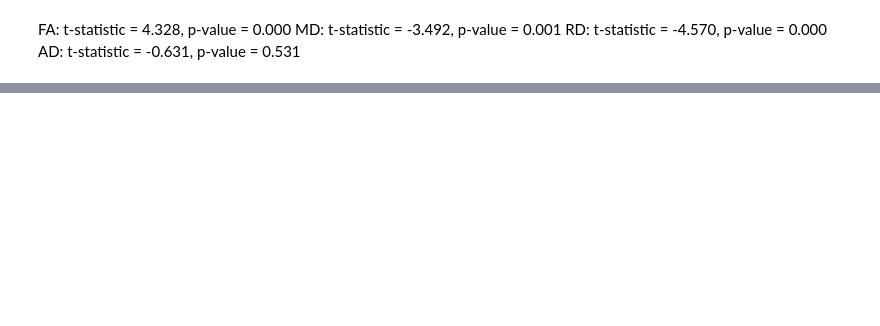
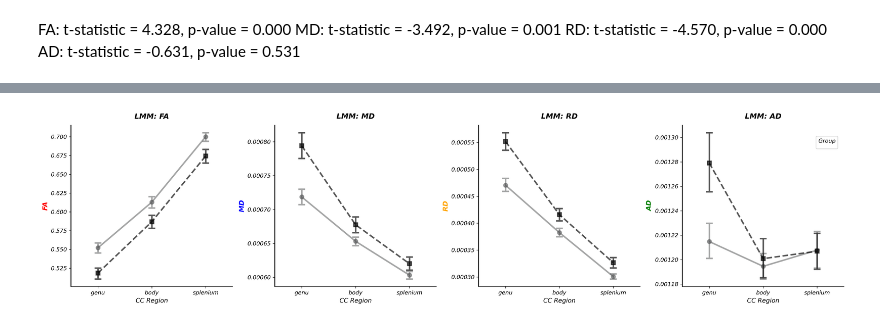
Before and after one commit to DanielaMPinzon/DTI_Aging, a Jupyter notebook: visualization_plots_DTI_BodyCC.ipynb, the cells around one changed output, grey strips where cells are left out. Saved outputs shown, nothing was run; the diff lists cells and outputs as text; code cells hidden in the pictures; blank space fills up the shorter version.

Commit message:
newer results

```diff
--- a/visualization_plots_DTI_BodyCC.ipynb
+++ b/visualization_plots_DTI_BodyCC.ipynb
@@ -204,0 +318,17 @@ Metric: AD, Correlation: 0.14, p-value: 0.4125
+# %%
+
+# Loop through each metric automatically
+for metric in metrics:
+    print("\n" + "="*50)
+    print(f"  LINEAR MIXED MODEL RESULTS FOR: {metric}")
+    print("="*50)
+
+    # Filter for the specific metric
+    df_filtered = df_CC_long[df_CC_long['metric'] == metric]
+
+    # Fit the model
+    model = smf.mixedlm("value ~ group * region", data=df_filtered, groups=df_filtered["sub_id"])
+    results = model.fit()
+
+    # Print the summary table
+    print(results.summary())
@@ -204,0 +353,56 @@ Metric: AD, Correlation: 0.14, p-value: 0.4125
+# %%
+import matplotlib.pyplot as plt
+import seaborn as sns
+
+metrics = ['FA', 'MD', 'RD', 'AD']
+group_colors = {'Y': "#58595A89", 'O': "#0a0a0aae"}
+region_order = ['genu', 'body', 'splenium']
+
+
+# 1. Create a single figure with 1 row and 4 columns
+# Adjusted figsize: 20 inches wide gives each subplot plenty of horizontal room
+fig, axes = plt.subplots(1, 4, figsize=(20, 5), dpi=300)
+
+# 2. Use zip to loop through the 4 subplots and 4 metrics simultaneously
+for ax, metric in zip(axes, metrics):
+    # Filter data for the specific metric
+    df_filtered = df_CC_long[df_CC_long['metric'] == metric]
+    current_color = metric_colors[metric]
+
+    # Pointplot - passed the specific 'ax' to target the correct subplot
+    sns.pointplot(
+        data=df_filtered,
+        x='region',
+        y='value',
+        hue='group',
+        order=region_order,                       # Force the exact X-axis sequence
+        ax=ax,                                     # Crucial: direct plot to its specific subplot
+        palette=group_colors,
+        markers=['o', 's'],
+        linestyles=['-', '--'],
+        errorbar='ci',
+        capsize=0.1,
+        legend=False                               # Suppress individual legends to keep it clean
+    )
+
+    # 3. Customize aesthetics for the individual subplot axis (use ax.set_...)
+    ax.set_title(f"LMM: {metric}", fontsize=13, pad=12, weight='bold')
+    #ax.set_title(metric, fontsize=12, color=current_color, weight='bold') # Label color
+
+    ax.set_xlabel("CC Region", fontsize=11)
+    ax.set_ylabel(f"Estimated {metric}", fontsize=11)
+    # 2. Apply the metric color to the Y-axis elements
+    ax.set_ylabel(metric, fontsize=12, color=current_color, weight='bold') # Label color
+    ax.spines['left'].set_linewidth(1.5)                                   # Make the spine pop a bit more
+
+
+# 4. Create a single, unified legend for the whole figure so it's not repeated 4 times
+handles, labels = axes[1].get_legend_handles_labels()
+plt.legend(handles, labels, loc='upper right', bbox_to_anchor=(0.98, 0.95), title='Group')
+
+# Global clean up
+sns.despine()
+plt.tight_layout()
+plt.show()
+# %% [output]
+[figure, added]
```
Also changed, not shown: parts of 12 cells of this notebook.
